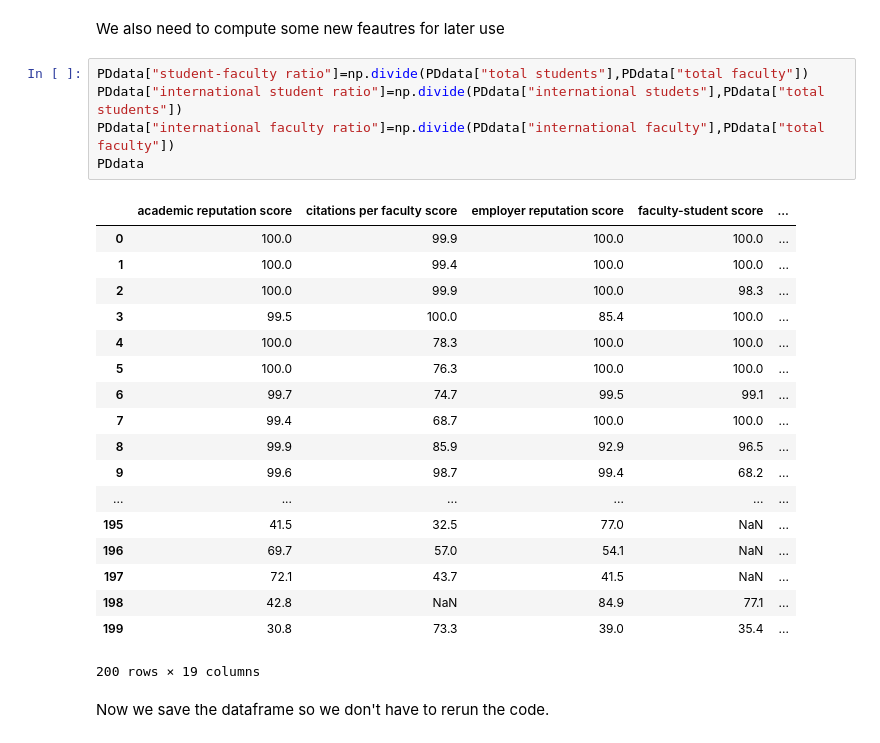
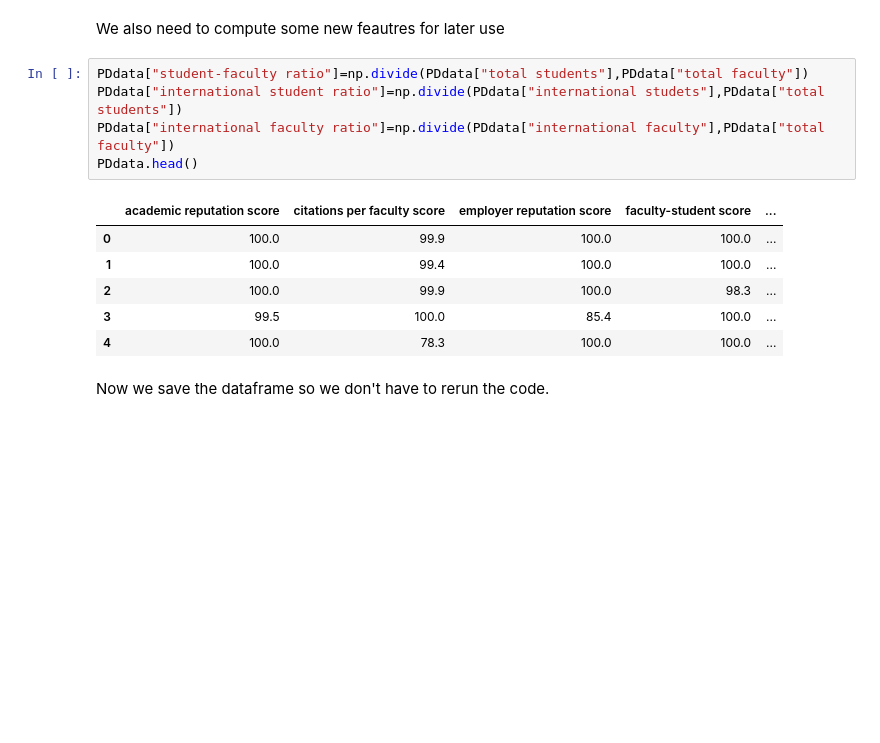
Before and after one commit to odorgergo/ada-rag, a Jupyter notebook: HW2/Homework 2.ipynb, the cells around one changed output. Drawn from its saved outputs; the diff is of its cells as text; blank space fills up the shorter version.

```diff
--- a/HW2/Homework 2.ipynb
+++ b/HW2/Homework 2.ipynb
@@ -138,27 +138,15 @@ We also need to compute some new feautres for later use
 # %%
 PDdata["student-faculty ratio"]=np.divide(PDdata["total students"],PDdata["total faculty"])
 PDdata["international student ratio"]=np.divide(PDdata["international studets"],PDdata["total students"])
 PDdata["international faculty ratio"]=np.divide(PDdata["international faculty"],PDdata["total faculty"])
-PDdata
+PDdata.head()
 # %% [output]
 |  | academic reputation score | citations per faculty score | employer reputation score | faculty-student score | ... |
 | 0 | 100.0 | 99.9 | 100.0 | 100.0 | ... |
 | 1 | 100.0 | 99.4 | 100.0 | 100.0 | ... |
 | 2 | 100.0 | 99.9 | 100.0 | 98.3 | ... |
 | 3 | 99.5 | 100.0 | 85.4 | 100.0 | ... |
 | 4 | 100.0 | 78.3 | 100.0 | 100.0 | ... |
-| 5 | 100.0 | 76.3 | 100.0 | 100.0 | ... |
-| 6 | 99.7 | 74.7 | 99.5 | 99.1 | ... |
-| 7 | 99.4 | 68.7 | 100.0 | 100.0 | ... |
-| 8 | 99.9 | 85.9 | 92.9 | 96.5 | ... |
-| 9 | 99.6 | 98.7 | 99.4 | 68.2 | ... |
-| ... | ... | ... | ... | ... | ... |
-| 195 | 41.5 | 32.5 | 77.0 | NaN | ... |
-| 196 | 69.7 | 57.0 | 54.1 | NaN | ... |
-| 197 | 72.1 | 43.7 | 41.5 | NaN | ... |
-| 198 | 42.8 | NaN | 84.9 | 77.1 | ... |
-| 199 | 30.8 | 73.3 | 39.0 | 35.4 | ... |
-200 rows × 19 columns
 # %% [markdown]
 Now we save the dataframe so we don't have to rerun the code.
 # %%
```
Also changed, not shown: parts of 7 cells of this notebook.
